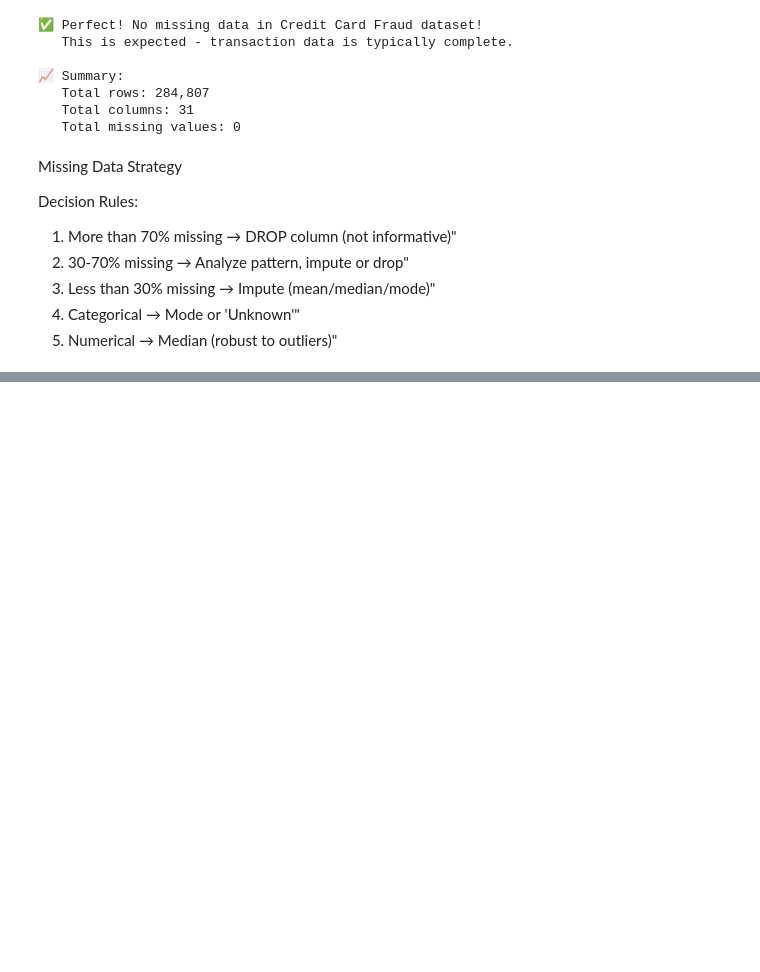
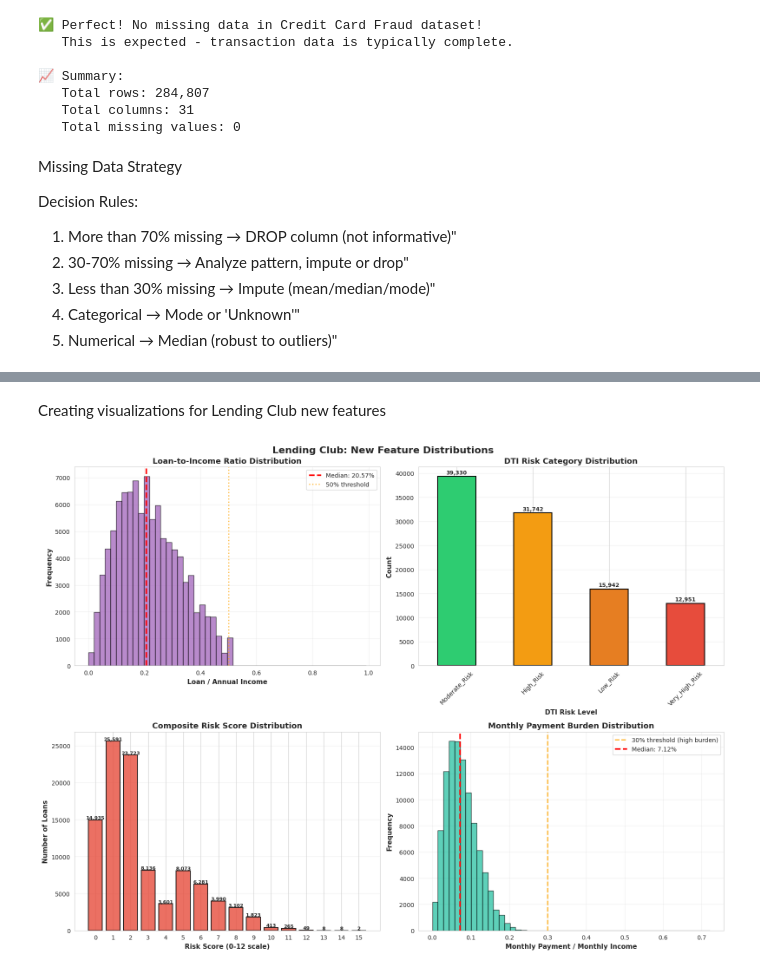
Before and after one commit to ManasAyyalaraju/personal-finance-health-predictor, a Jupyter notebook: notebooks/02_Data_Preprocessing.ipynb, the cells around one changed output, grey strips where cells are left out. Cells and saved outputs as stored; diff of their text form; code cells hidden in the pictures; blank space fills up the shorter version.

```diff
--- a/notebooks/02_Data_Preprocessing.ipynb
+++ b/notebooks/02_Data_Preprocessing.ipynb
@@ -220,0 +1328,70 @@ Decision Rules:
+# %% [markdown]
+Creating visualizations for Lending Club new features
+# %%
+fig, axes = plt.subplots(2, 2, figsize=(16, 12))
+fig.suptitle('Lending Club: New Feature Distributions', fontsize=16, fontweight='bold')
+
+# Panel 1: Loan to Income Ratio
+lti_filtered = lending_club_fe['loan_to_income_ratio'][lending_club_fe['loan_to_income_ratio'] < 1]
+axes[0, 0].hist(lti_filtered, bins=50, color='#9b59b6', edgecolor='black',
+                alpha=0.7, linewidth=1)
+median_lti = lending_club_fe['loan_to_income_ratio'].median()
+axes[0, 0].axvline(median_lti, color='red', linestyle='--', linewidth=2.5,
+                   label=f'Median: {median_lti:.2%}')
+axes[0, 0].axvline(0.5, color='orange', linestyle=':', linewidth=2,
+                   label='50% threshold', alpha=0.7)
+axes[0, 0].set_title('Loan-to-Income Ratio Distribution', fontsize=13, fontweight='bold')
+axes[0, 0].set_xlabel('Loan / Annual Income', fontsize=11, fontweight='bold')
+axes[0, 0].set_ylabel('Frequency', fontsize=11, fontweight='bold')
+axes[0, 0].legend(fontsize=10)
+axes[0, 0].grid(alpha=0.3)
+
+# Panel 2: DTI Risk Category
+dti_risk_counts = lending_club_fe['dti_risk_category'].value_counts()
+dti_colors = ['#2ecc71', '#f39c12', '#e67e22', '#e74c3c']
+dti_risk_counts.plot(kind='bar', ax=axes[0, 1], color=dti_colors,
+                     edgecolor='black', linewidth=1.5)
+axes[0, 1].set_title('DTI Risk Category Distribution', fontsize=13, fontweight='bold')
+axes[0, 1].set_ylabel('Count', fontsize=11, fontweight='bold')
+axes[0, 1].set_xlabel('DTI Risk Level', fontsize=11, fontweight='bold')
+axes[0, 1].tick_params(axis='x', rotation=45)
+axes[0, 1].grid(alpha=0.3, axis='y')
+
+# Add value labels
+for i, v in enumerate(dti_risk_counts.values):
+    axes[0, 1].text(i, v + 500, f'{v:,}', ha='center', fontweight='bold', fontsize=9)
+
+# Panel 3: Risk Score Distribution
+risk_score_counts = lending_club_fe['risk_score'].value_counts().sort_index()
+axes[1, 0].bar(range(len(risk_score_counts)), risk_score_counts.values,
+               color='#e74c3c', edgecolor='black', linewidth=1.5, alpha=0.8)
+axes[1, 0].set_xticks(range(len(risk_score_counts)))
+axes[1, 0].set_xticklabels(risk_score_counts.index, fontsize=10)
+axes[1, 0].set_title('Composite Risk Score Distribution', fontsize=13, fontweight='bold')
+axes[1, 0].set_xlabel('Risk Score (0-12 scale)', fontsize=11, fontweight='bold')
+axes[1, 0].set_ylabel('Number of Loans', fontsize=11, fontweight='bold')
+axes[1, 0].grid(alpha=0.3, axis='y')
+
+# Add value labels
+for i, v in enumerate(risk_score_counts.values):
+    axes[1, 0].text(i, v + 100, f'{v:,}', ha='center', fontweight='bold', fontsize=8)
+
+# Panel 4: Monthly Payment Burden
+burden_filtered = lending_club_fe['monthly_payment_burden'][lending_club_fe['monthly_payment_burden'] < 1]
+axes[1, 1].hist(burden_filtered, bins=50, color='#1abc9c', edgecolor='black',
+                alpha=0.7, linewidth=1)
+axes[1, 1].axvline(0.3, color='orange', linestyle='--', linewidth=2,
+                   label='30% threshold (high burden)', alpha=0.8)
+median_burden = lending_club_fe['monthly_payment_burden'].median()
+axes[1, 1].axvline(median_burden, color='red', linestyle='--', linewidth=2.5,
+                   label=f'Median: {median_burden:.2%}')
+axes[1, 1].set_title('Monthly Payment Burden Distribution', fontsize=13, fontweight='bold')
+axes[1, 1].set_xlabel('Monthly Payment / Monthly Income', fontsize=11, fontweight='bold')
+axes[1, 1].set_ylabel('Frequency', fontsize=11, fontweight='bold')
+axes[1, 1].legend(fontsize=10)
+axes[1, 1].grid(alpha=0.3)
+
+plt.tight_layout()
+plt.show()
+# %% [output]
+[figure, added]
```
Also changed, not shown: parts of 100 cells of this notebook.
